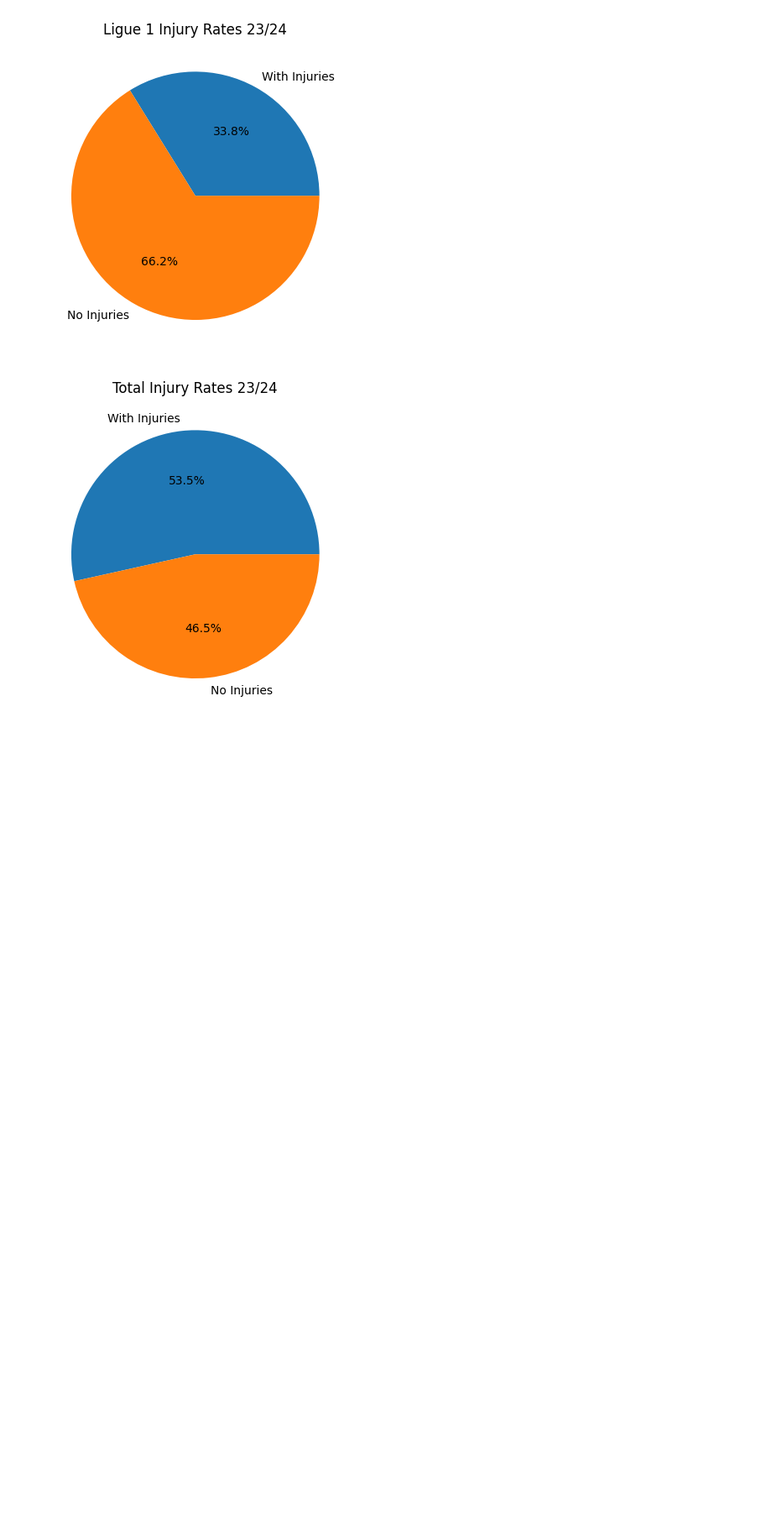
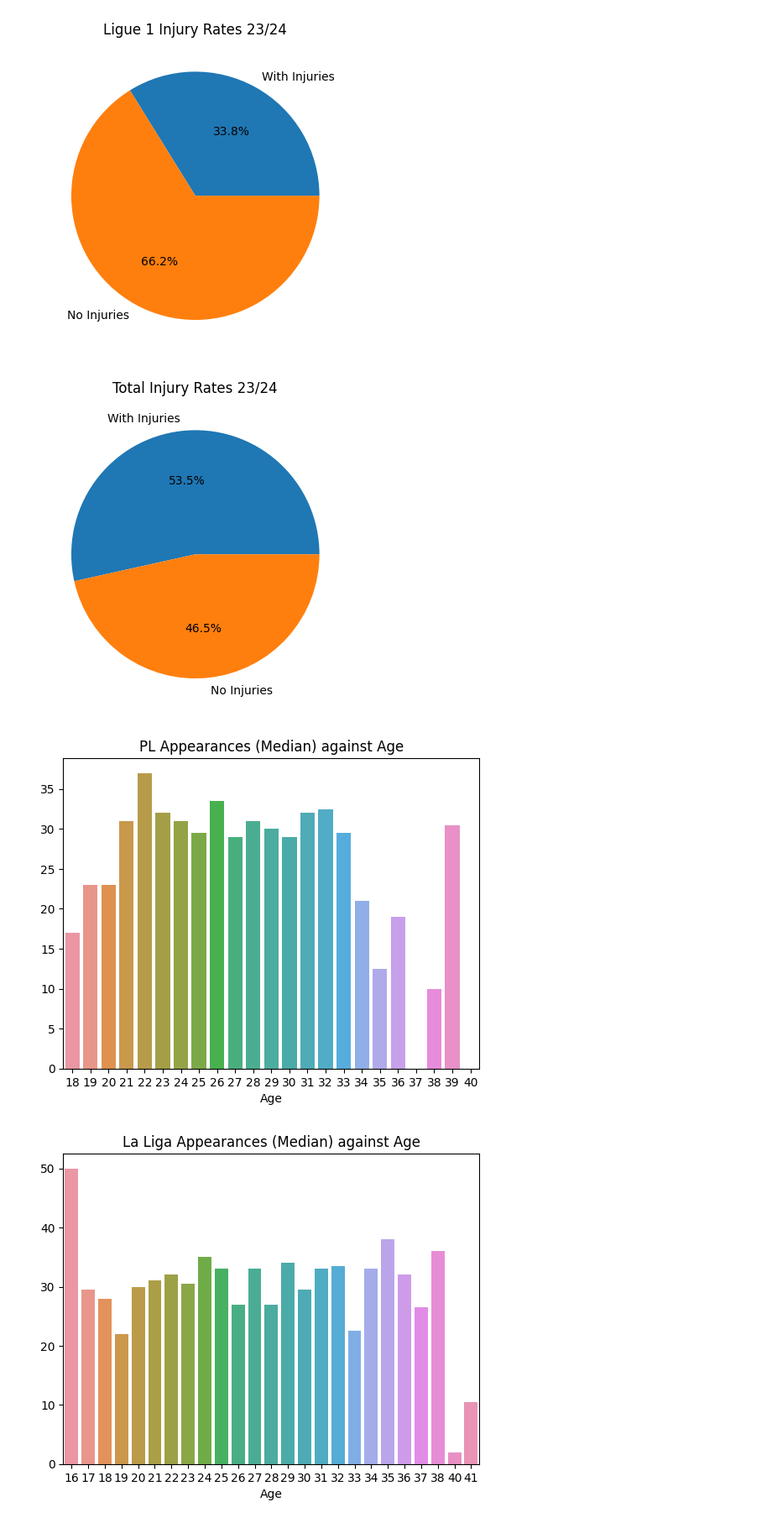
Before and after one commit to tsumian/MA4199-Injury-Prediction, a Jupyter notebook: ma4199-data-preprocessing.ipynb, the cells around one changed output. Shown at 84% size. Cells and saved outputs as stored; diff of their text form; code cells hidden in the pictures; blank space fills up the shorter version.

```diff
--- a/ma4199-data-preprocessing.ipynb
+++ b/ma4199-data-preprocessing.ipynb
@@ -156,3 +215,17 @@ get_injury_chart(total_injured, total_not_injured, "Total Injury Rates 23/24")
 [figure]
 [figure]
 [figure]
+# %%
+def get_age_appearance_dist(df, title):
+    avg_appearances_by_age = df.groupby('Age')['Appearances'].median()
+    sns.barplot(x=avg_appearances_by_age.index, y=avg_appearances_by_age.values, errorbar="sd").set(title=title)
+    plt.show()
+
+get_age_appearance_dist(prem_player_data_df, "PL Appearances (Median) against Age")
+get_age_appearance_dist(laliga_player_data_df, "La Liga Appearances (Median) against Age")
+get_age_appearance_dist(bundesliga_player_data_df, "Bundesliga Appearances (Median) against Age")
+get_age_appearance_dist(serie_a_player_data_df, "Serie A Appearances (Median) against Age")
+get_age_appearance_dist(ligue_1_player_data_df, "Ligue 1 Appearances (Median) against Age")
+# %% [output]
+[figure, added]
+[figure, added]
```
Also changed, not shown: parts of 8 cells of this notebook.
